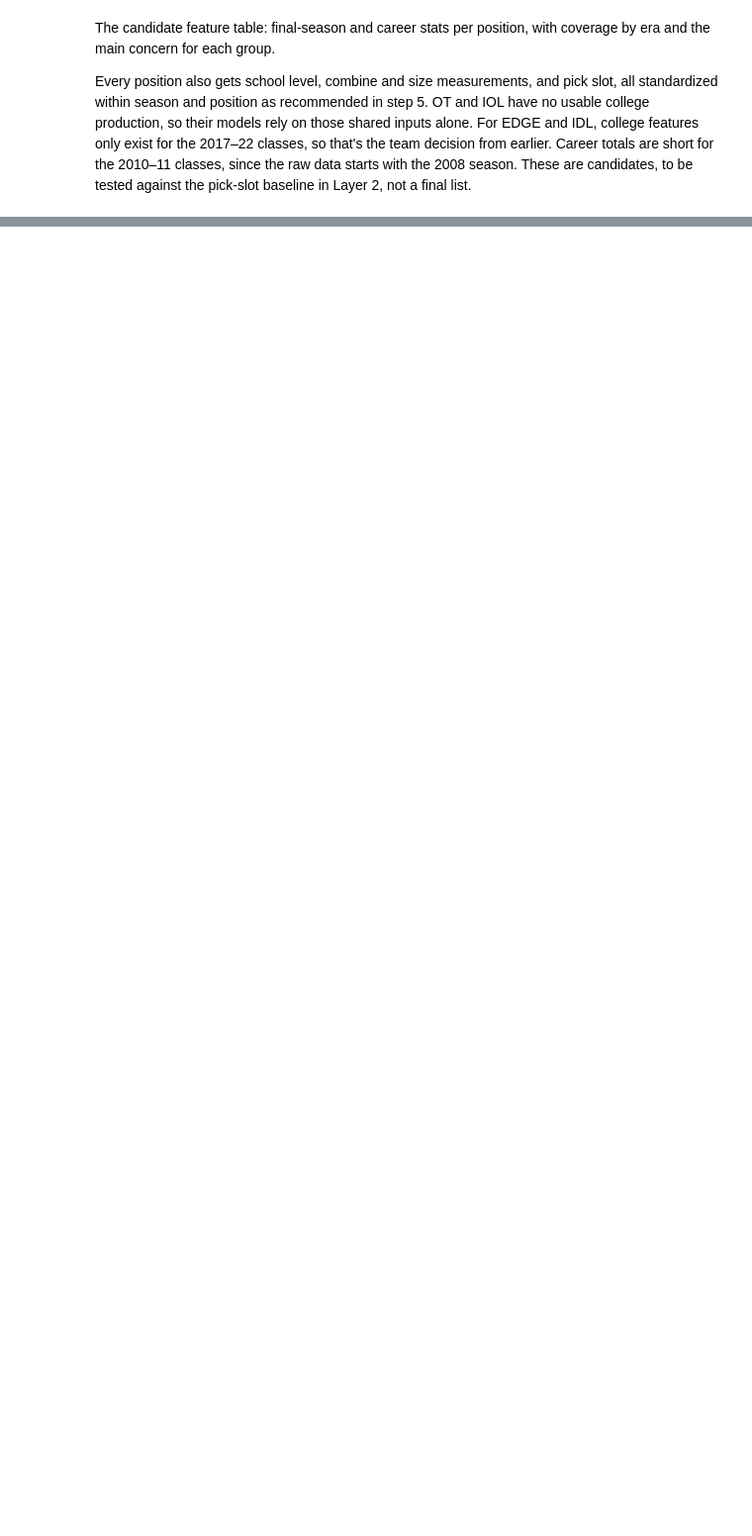
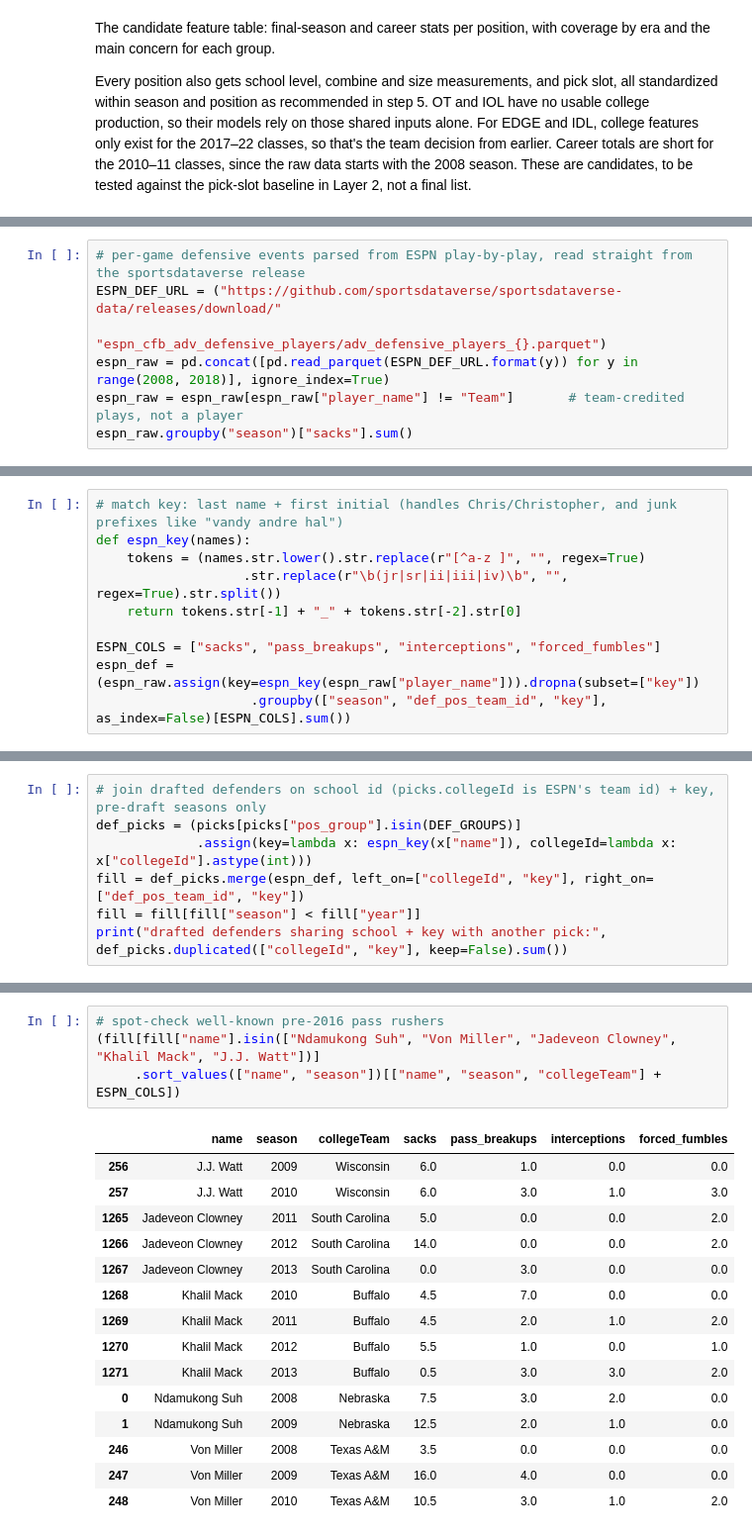
Before and after one commit to abhik026/bruin-draft-analytics, a Jupyter notebook: notebooks/04_college_production_d.ipynb, the cells around one changed output, grey strips where cells are left out. Shown at 99% size. Cells and saved outputs as stored; diff of their text form; blank space fills up the shorter version.

Commit message:
Add ESPN play-by-play fill for pre-2016 defensive stats

```diff
--- a/notebooks/04_college_production_d.ipynb
+++ b/notebooks/04_college_production_d.ipynb
@@ -799,0 +804,7 @@ Every position also gets school level, combine and size measurements, and pick s
+# %%
+# per-game defensive events parsed from ESPN play-by-play, read straight from the sportsdataverse release
+ESPN_DEF_URL = ("https://github.com/sportsdataverse/sportsdataverse-data/releases/download/"
+                "espn_cfb_adv_defensive_players/adv_defensive_players_{}.parquet")
+espn_raw = pd.concat([pd.read_parquet(ESPN_DEF_URL.format(y)) for y in range(2008, 2018)], ignore_index=True)
+espn_raw = espn_raw[espn_raw["player_name"] != "Team"]       # team-credited plays, not a player
+espn_raw.groupby("season")["sacks"].sum()
@@ -799,0 +828,10 @@ Every position also gets school level, combine and size measurements, and pick s
+# %%
+# match key: last name + first initial (handles Chris/Christopher, and junk prefixes like "vandy andre hal")
+def espn_key(names):
+    tokens = (names.str.lower().str.replace(r"[^a-z ]", "", regex=True)
+                   .str.replace(r"\b(jr|sr|ii|iii|iv)\b", "", regex=True).str.split())
+    return tokens.str[-1] + "_" + tokens.str[-2].str[0]
+
+ESPN_COLS = ["sacks", "pass_breakups", "interceptions", "forced_fumbles"]
+espn_def = (espn_raw.assign(key=espn_key(espn_raw["player_name"])).dropna(subset=["key"])
+                    .groupby(["season", "def_pos_team_id", "key"], as_index=False)[ESPN_COLS].sum())
@@ -799,0 +842,7 @@ Every position also gets school level, combine and size measurements, and pick s
+# %%
+# join drafted defenders on school id (picks.collegeId is ESPN's team id) + key, pre-draft seasons only
+def_picks = (picks[picks["pos_group"].isin(DEF_GROUPS)]
+             .assign(key=lambda x: espn_key(x["name"]), collegeId=lambda x: x["collegeId"].astype(int)))
+fill = def_picks.merge(espn_def, left_on=["collegeId", "key"], right_on=["def_pos_team_id", "key"])
+fill = fill[fill["season"] < fill["year"]]
+print("drafted defenders sharing school + key with another pick:", def_picks.duplicated(["collegeId", "key"], keep=False).sum())
@@ -799,0 +897,20 @@ Every position also gets school level, combine and size measurements, and pick s
+# %%
+# spot-check well-known pre-2016 pass rushers
+(fill[fill["name"].isin(["Ndamukong Suh", "Von Miller", "Jadeveon Clowney", "Khalil Mack", "J.J. Watt"])]
+     .sort_values(["name", "season"])[["name", "season", "collegeTeam"] + ESPN_COLS])
+# %% [output]
+|  | name | season | collegeTeam | sacks | pass_breakups | interceptions | forced_fumbles |
+| 256 | J.J. Watt | 2009 | Wisconsin | 6.0 | 1.0 | 0.0 | 0.0 |
+| 257 | J.J. Watt | 2010 | Wisconsin | 6.0 | 3.0 | 1.0 | 3.0 |
+| 1265 | Jadeveon Clowney | 2011 | South Carolina | 5.0 | 0.0 | 0.0 | 2.0 |
+| 1266 | Jadeveon Clowney | 2012 | South Carolina | 14.0 | 0.0 | 0.0 | 2.0 |
+| 1267 | Jadeveon Clowney | 2013 | South Carolina | 0.0 | 3.0 | 0.0 | 0.0 |
+| 1268 | Khalil Mack | 2010 | Buffalo | 4.5 | 7.0 | 0.0 | 0.0 |
+| 1269 | Khalil Mack | 2011 | Buffalo | 4.5 | 2.0 | 1.0 | 2.0 |
+| 1270 | Khalil Mack | 2012 | Buffalo | 5.5 | 1.0 | 0.0 | 1.0 |
+| 1271 | Khalil Mack | 2013 | Buffalo | 0.5 | 3.0 | 3.0 | 2.0 |
+| 0 | Ndamukong Suh | 2008 | Nebraska | 7.5 | 3.0 | 2.0 | 0.0 |
+| 1 | Ndamukong Suh | 2009 | Nebraska | 12.5 | 2.0 | 1.0 | 0.0 |
+| 246 | Von Miller | 2008 | Texas A&M | 3.5 | 0.0 | 0.0 | 0.0 |
+| 247 | Von Miller | 2009 | Texas A&M | 16.0 | 4.0 | 0.0 | 0.0 |
+| 248 | Von Miller | 2010 | Texas A&M | 10.5 | 3.0 | 1.0 | 2.0 |
```
Also changed, not shown: parts of 11 cells of this notebook, 1 other file.
